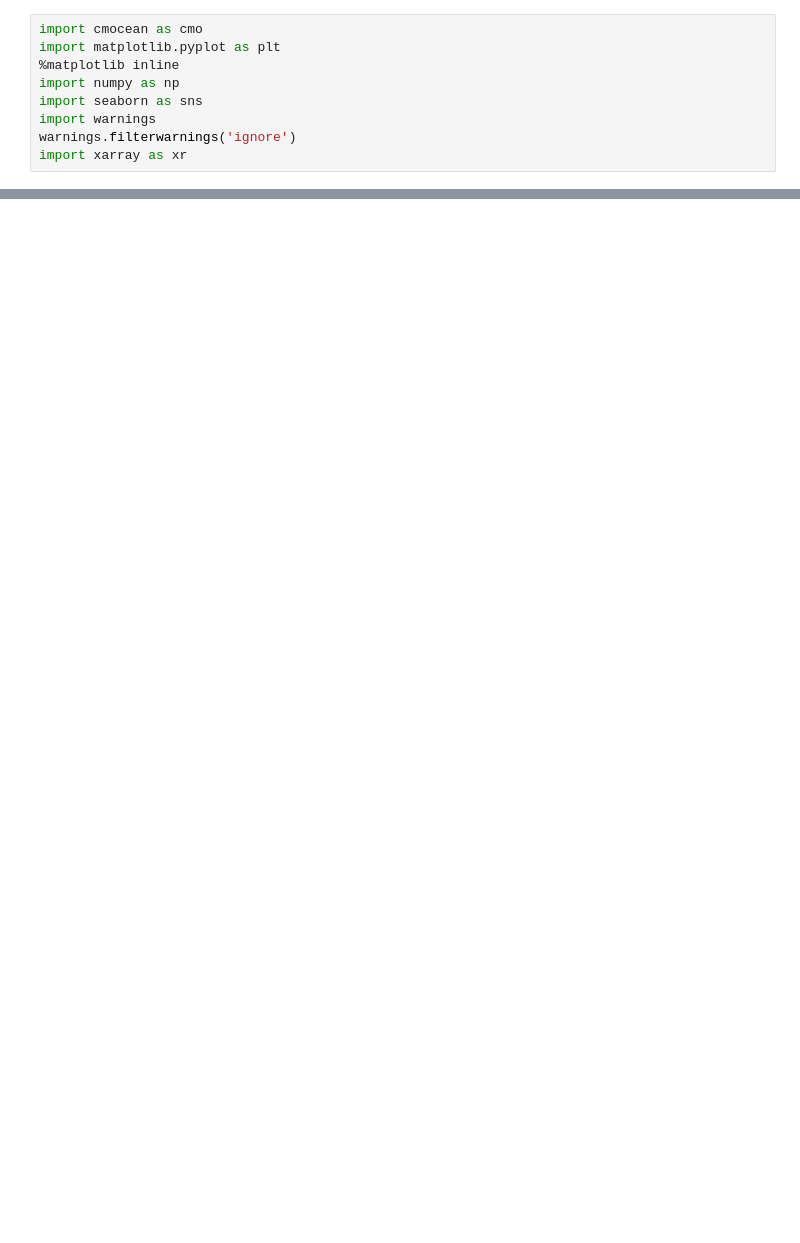
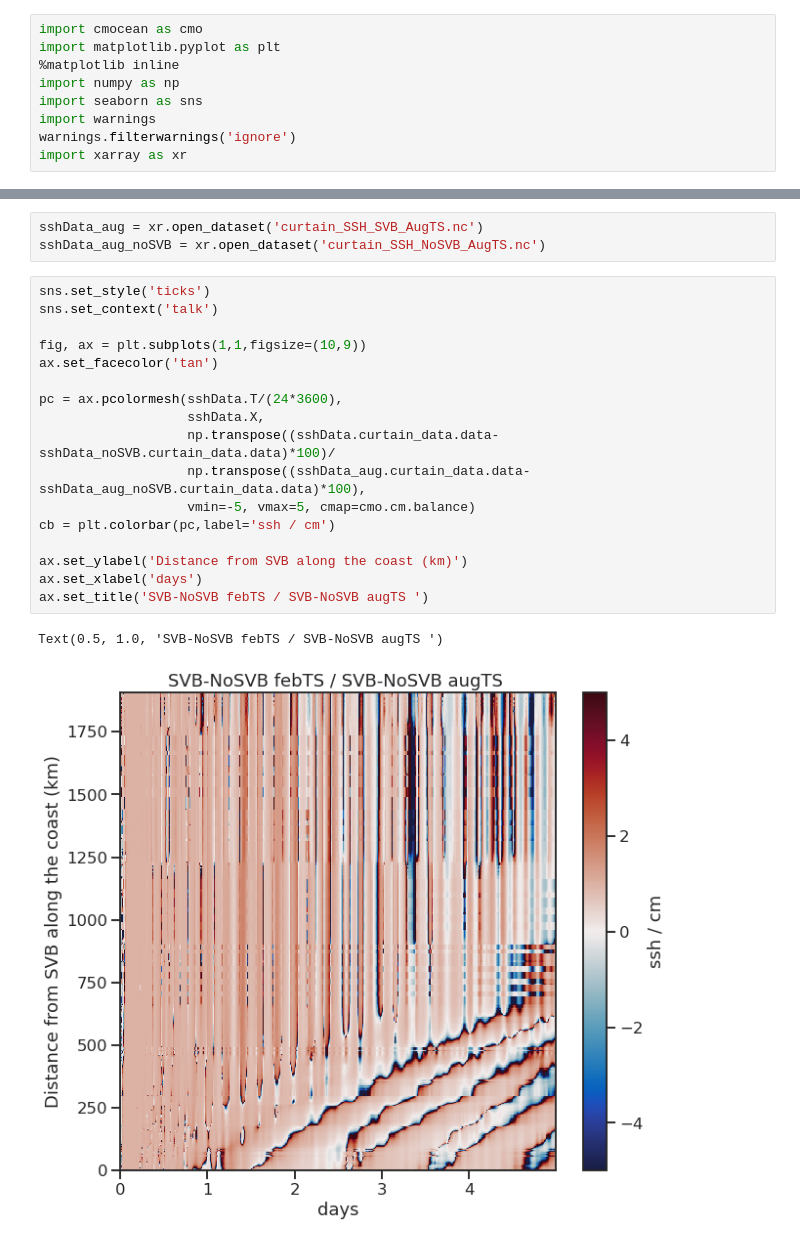
Before and after one commit to anakarinarm/notebooks_SVB, a Jupyter notebook: MITgcm/domain5/check_ncfile_curtainplot.ipynb, the cells around one changed output, grey strips where cells are left out. Saved outputs shown, nothing was run; the diff lists cells and outputs as text; blank space fills up the shorter version.

```diff
--- a/MITgcm/domain5/check_ncfile_curtainplot.ipynb
+++ b/MITgcm/domain5/check_ncfile_curtainplot.ipynb
@@ -63,0 +66,23 @@ array([[ 2.16197656e-06,  1.74720178e-06,  1.44910090e-06, ...,
+# %%
+sshData_aug = xr.open_dataset('curtain_SSH_SVB_AugTS.nc')
+sshData_aug_noSVB = xr.open_dataset('curtain_SSH_NoSVB_AugTS.nc')
+# %%
+sns.set_style('ticks')
+sns.set_context('talk')
+
+fig, ax = plt.subplots(1,1,figsize=(10,9))
+ax.set_facecolor('tan')
+
+pc = ax.pcolormesh(sshData.T/(24*3600),
+                   sshData.X,
+                   np.transpose((sshData.curtain_data.data-sshData_noSVB.curtain_data.data)*100)/
+                   np.transpose((sshData_aug.curtain_data.data-sshData_aug_noSVB.curtain_data.data)*100),
+                   vmin=-5, vmax=5, cmap=cmo.cm.balance)
+cb = plt.colorbar(pc,label='ssh / cm')
+
+ax.set_ylabel('Distance from SVB along the coast (km)')
+ax.set_xlabel('days')
+ax.set_title('SVB-NoSVB febTS / SVB-NoSVB augTS ')
+# %% [output]
+Text(0.5, 1.0, 'SVB-NoSVB febTS / SVB-NoSVB augTS ')
+[figure, added]
```
Also changed, not shown: parts of 5 cells of this notebook, 1 other file.
